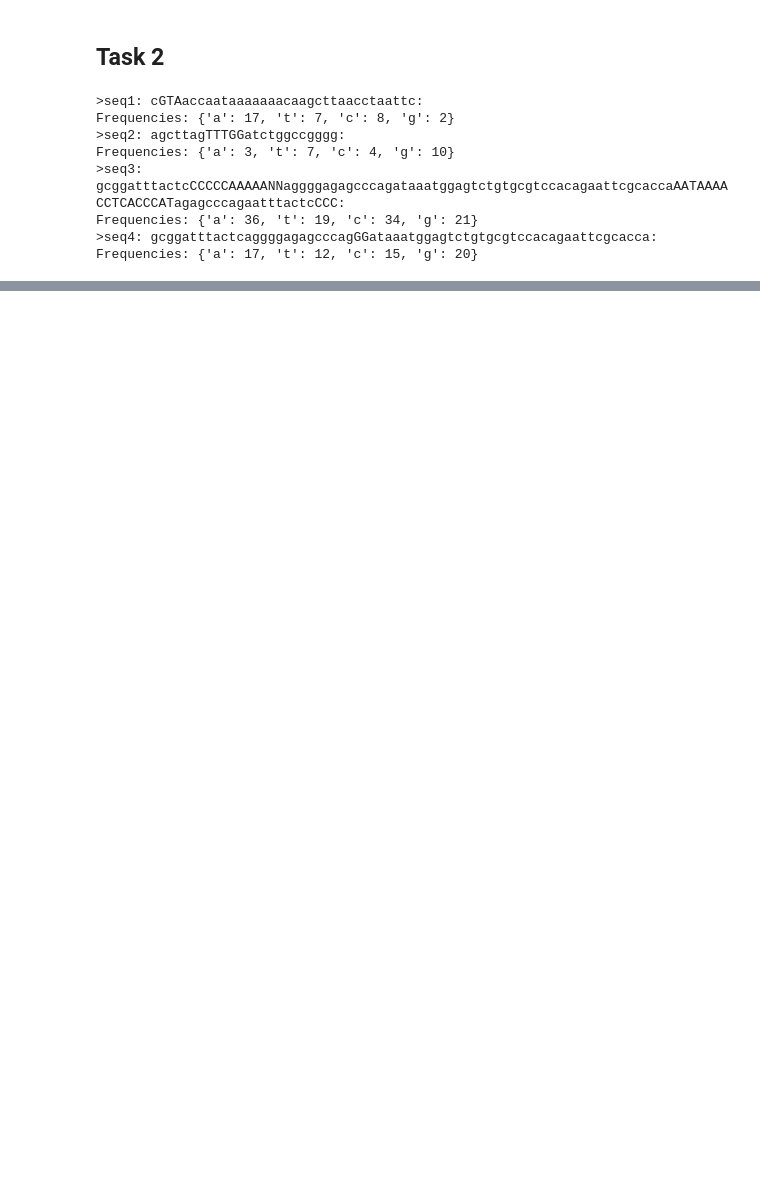
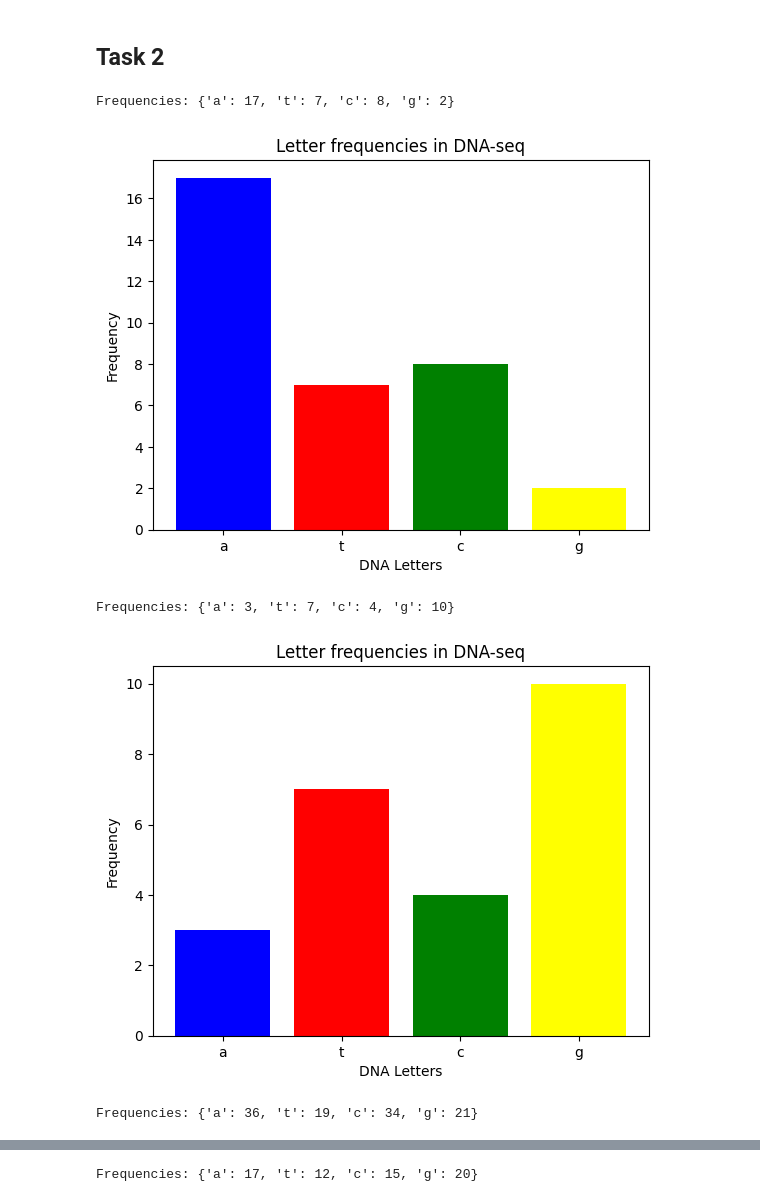
Before and after one commit to CZanichelli/Lab1, a Jupyter notebook: Task2.ipynb, the cells around one changed output, grey strips where cells are left out. Drawn from its saved outputs; the diff is of its cells as text; code cells hidden in the pictures; blank space fills up the shorter version.

Commit message:
i have made a new function that displays everyting in a staple graph

```diff
--- a/Task2.ipynb
+++ b/Task2.ipynb
@@ -35,20 +35,29 @@ def count_letters (sequence):
             letter_counts[letter]+= 1
 
     return letter_counts
+
+import matplotlib.pyplot as plt
+
+def plot_letters_frequencies(letter_counts):
+    labels = list(letter_counts.keys()) #A, T, C, G
+    values = list(letter_counts.values()) #Amout of A, T, C, G
+
+    plt.bar(labels, values, color=["blue", "red", "green", "yellow"]) #staplegraph with colors for each letter
+    plt.xlabel("DNA Letters")       #design choice of names
+    plt.ylabel("Frequency")
+    plt.title(f"Letter frequencies in DNA-seq")
+    plt.show()
 # %%
 filename = "dna_raw_complicated.txt" #taking in my txt file
 sequences = process_dna_file(filename) #using my function on the txt file
 
 for seq_id, sequence in sequences.items(): #print the result:
-    print(f"{seq_id}: {sequence}:")
     letter_counts = count_letters(sequence)
     print(f"Frequencies: {letter_counts}")
+    plot_letters_frequencies(letter_counts)
 # %% [output]
->seq1: cGTAaccaataaaaaaacaagcttaacctaattc:
 Frequencies: {'a': 17, 't': 7, 'c': 8, 'g': 2}
->seq2: agcttagTTTGGatctggccgggg:
-Frequencies: {'a': 3, 't': 7, 'c': 4, 'g': 10}
->seq3: gcggatttactcCCCCCAAAAANNaggggagagcccagataaatggagtctgtgcgtccacagaattcgcaccaAATAAAACCTCACCCATagagcccagaatttactcCCC:
-Frequencies: {'a': 36, 't': 19, 'c': 34, 'g': 21}
->seq4: gcggatttactcaggggagagcccagGGataaatggagtctgtgcgtccacagaattcgcacca:
-Frequencies: {'a': 17, 't': 12, 'c': 15, 'g': 20}
+[figure, added]
+Frequencies: {'a': 3, 't': 7, 'c': 4, 'g': 10}
+[figure, added]
+Frequencies: {'a': 36, 't': 19, 'c': 34, 'g': 21}
@@ -54,0 +65 @@ Frequencies: {'a': 17, 't': 12, 'c': 15, 'g': 20}
+Frequencies: {'a': 17, 't': 12, 'c': 15, 'g': 20}
```
Also changed, not shown: parts of 1 cell of this notebook.
